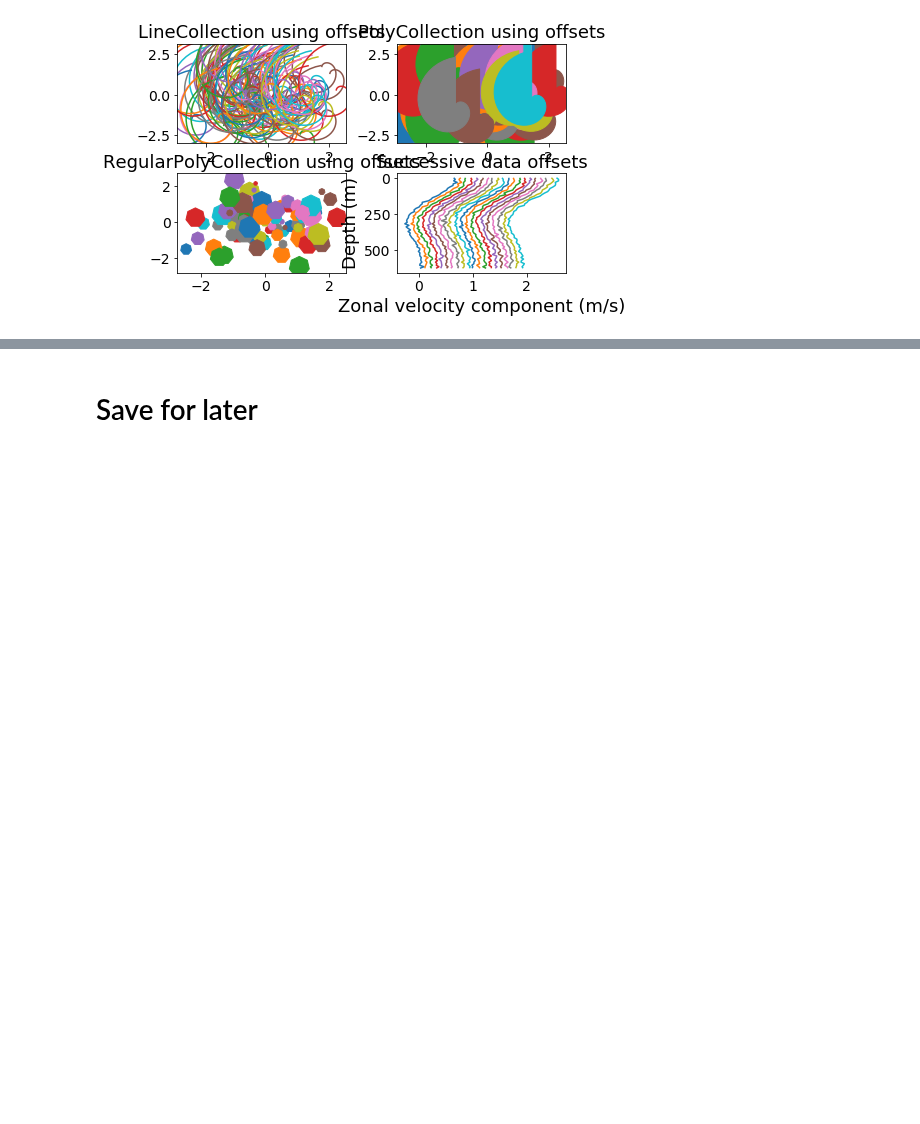
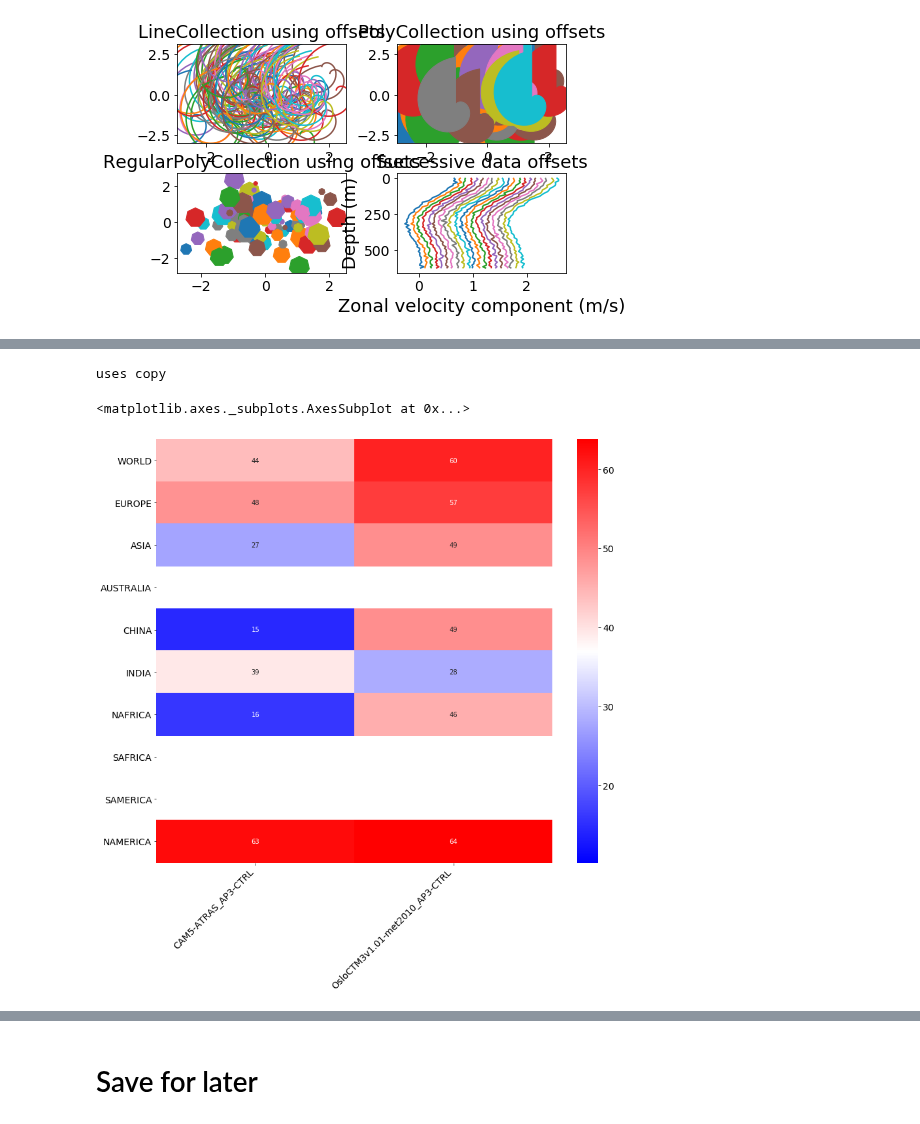
Before and after one commit to metno/pyaerocom, a Jupyter notebook: notebooks/heatmaps.ipynb, the cells around one changed output, grey strips where cells are left out. Saved outputs shown, nothing was run; the diff lists cells and outputs as text; code cells hidden in the pictures; blank space fills up the shorter version.

```diff
--- a/notebooks/heatmaps.ipynb
+++ b/notebooks/heatmaps.ipynb
@@ -451,4 +480,10 @@ df
 10 rows × 28 columns
+# %%
+df_to_heatmap(df['R']*100, annot = True, color_rowwise=False, cbar = True, center = 0)
+# %% [output]
+uses copy
+<matplotlib.axes._subplots.AxesSubplot at 0x...>
+[figure, added]
 # %%
 test = df['R_spearman']
 # %%
```
Also changed, not shown: parts of 17 cells of this notebook, 2 other files.
